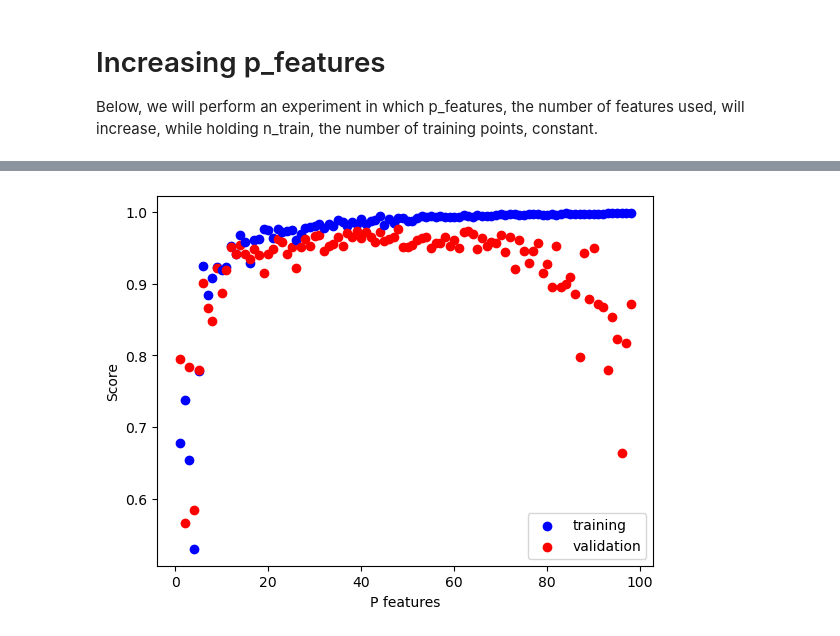
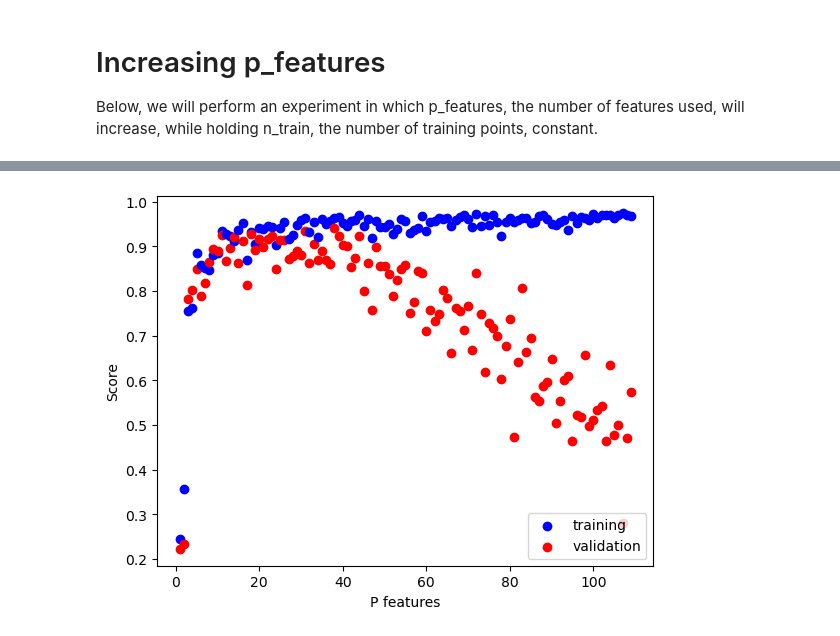
Before and after one commit to ndang01/ndang01.github.io, a Jupyter notebook: posts/blog4/index.ipynb, the cells around one changed output, grey strips where cells are left out. Cells and saved outputs as stored; diff of their text form; code cells hidden in the pictures.

```diff
--- a/posts/blog4/index.ipynb
+++ b/posts/blog4/index.ipynb
@@ -122,26 +130,26 @@ legend = plt.legend(loc='lower right')
 # %%
 from sklearn.linear_model import Lasso
 
-p_features = n_train - 1
+p_features = n_train + 10
 
 for p in range(1, p_features):
     #generate data
     X_train, y_train, X_val, y_val = LR_data(n_train, n_val, p, noise)
     #fit data to LASSO
-    L = Lasso(alpha = 0.001)
+    L = Lasso(alpha = 0.01)
     L.fit(X_train, y_train)
     #score the model
     score_train = L.score(X_train, y_train)
     score_val = L.score(X_val, y_val)
 
     if p == 1:
         plt.scatter(p, score_train, color = "blue", label = "training")
         plt.scatter(p, score_val, color = "red", label = "validation")
     else:
         plt.scatter(p, score_train, color = "blue")
         plt.scatter(p, score_val, color = "red")
 
 labels = plt.gca().set(xlabel = "P features", ylabel = "Score")
 legend = plt.legend(loc='lower right')
 # %% [output]
-[figure, old version]
+[figure, new version]
```
Also changed, not shown: parts of 9 cells of this notebook, 15 other files.
